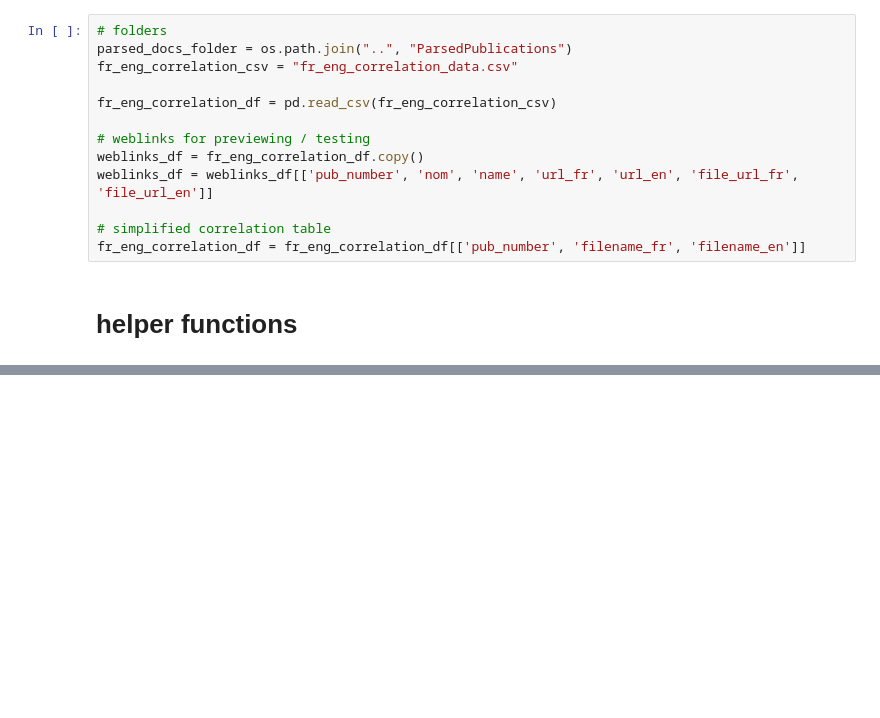
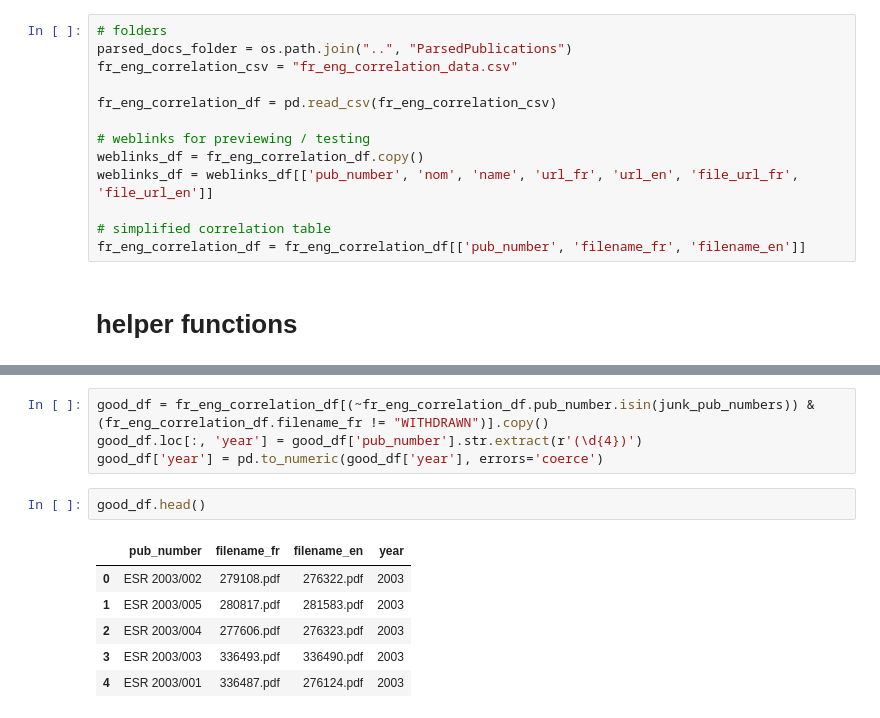
Before and after one commit to KevinCarr42/AI-Translation, a Jupyter notebook: fr_eng_cleaning_chunking.ipynb, the cells around one changed output, grey strips where cells are left out. Saved outputs shown, nothing was run; the diff lists cells and outputs as text; blank space fills up the shorter version.

```diff
--- a/fr_eng_cleaning_chunking.ipynb
+++ b/fr_eng_cleaning_chunking.ipynb
@@ -328,0 +390,13 @@ len(sentences_fr), len(merge_short_sentences(sentences_fr, n_min))
+# %%
+good_df = fr_eng_correlation_df[(~fr_eng_correlation_df.pub_number.isin(junk_pub_numbers)) & (fr_eng_correlation_df.filename_fr != "WITHDRAWN")].copy()
+good_df.loc[:, 'year'] = good_df['pub_number'].str.extract(r'(\d{4})')
+good_df['year'] = pd.to_numeric(good_df['year'], errors='coerce')
+# %%
+good_df.head()
+# %% [output]
+|  | pub_number | filename_fr | filename_en | year |
+| 0 | ESR 2003/002 | 279108.pdf | 276322.pdf | 2003 |
+| 1 | ESR 2003/005 | 280817.pdf | 281583.pdf | 2003 |
+| 2 | ESR 2003/004 | 277606.pdf | 276323.pdf | 2003 |
+| 3 | ESR 2003/003 | 336493.pdf | 336490.pdf | 2003 |
+| 4 | ESR 2003/001 | 336487.pdf | 276124.pdf | 2003 |
```
Also changed, not shown: parts of 32 cells of this notebook.
